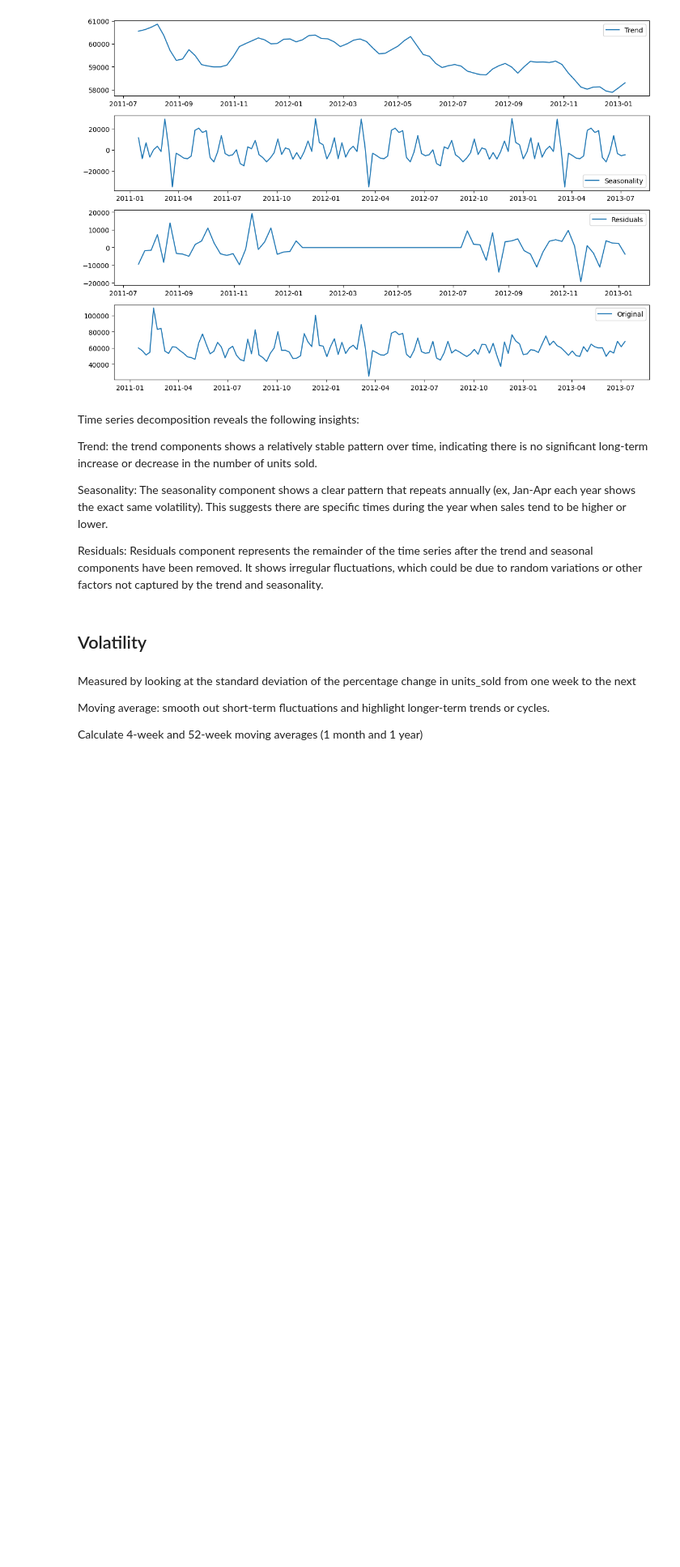
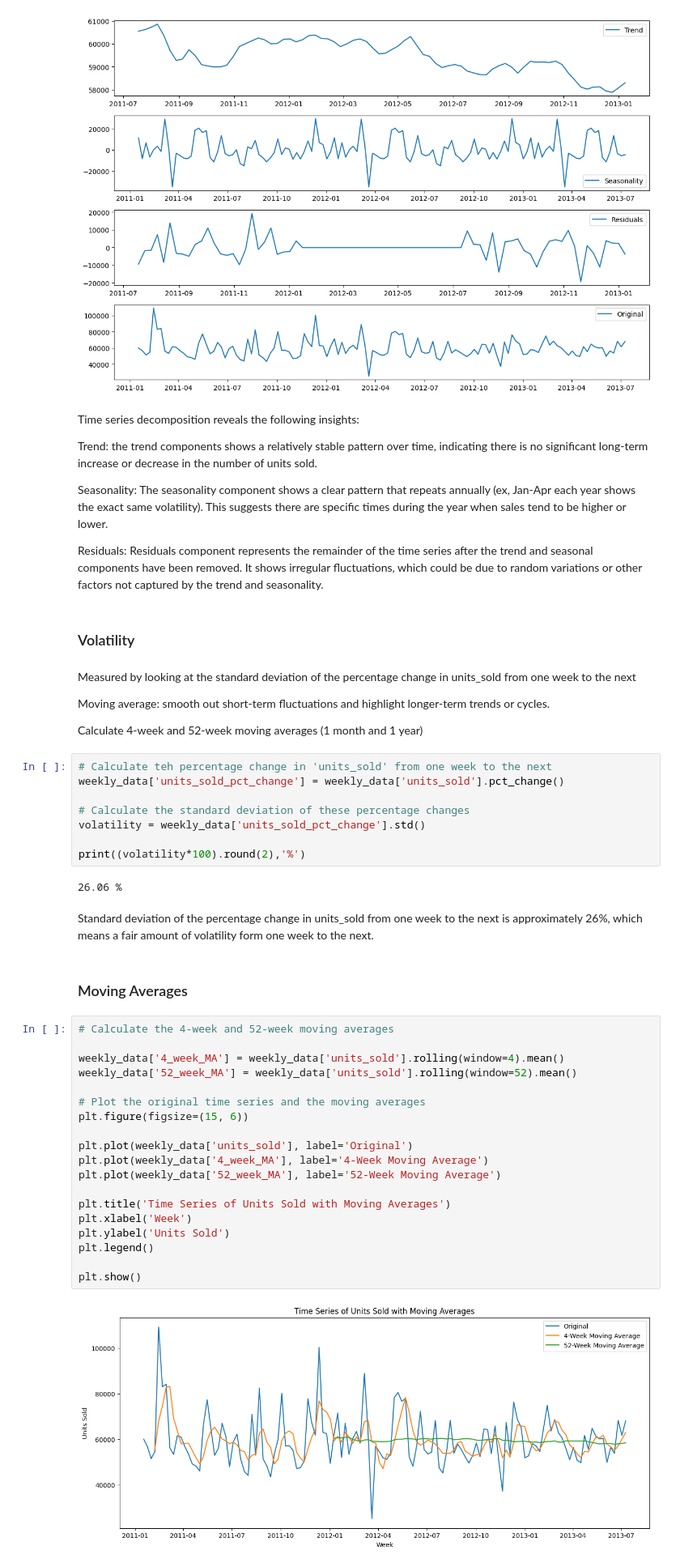
Before and after one commit to srsimonson/time-series-projects, a Jupyter notebook: model_comparisons_ecommerce_demand.ipynb, the cells around one changed output. Shown at 81% size. Saved outputs shown, nothing was run; the diff lists cells and outputs as text; blank space fills up the shorter version.

```diff
--- a/model_comparisons_ecommerce_demand.ipynb
+++ b/model_comparisons_ecommerce_demand.ipynb
@@ -203,10 +203,45 @@ Seasonality: The seasonality component shows a clear pattern that repeats annual
 
 Residuals: Residuals component represents the remainder of the time series after the trend and seasonal components have been removed. It shows irregular fluctuations, which could be due to random variations or other factors not captured by the trend and seasonality.
 # %% [markdown]
-## Volatility
+### Volatility
 # %% [markdown]
 Measured by looking at the standard deviation of the percentage change in units_sold from one week to the next
 
 Moving average: smooth out short-term fluctuations and highlight longer-term trends or cycles.
 
 Calculate 4-week and 52-week moving averages (1 month and 1 year)
+# %%
+# Calculate teh percentage change in 'units_sold' from one week to the next
+weekly_data['units_sold_pct_change'] = weekly_data['units_sold'].pct_change()
+
+# Calculate the standard deviation of these percentage changes
+volatility = weekly_data['units_sold_pct_change'].std()
+
+print((volatility*100).round(2),'%')
+# %% [output]
+26.06 %
+# %% [markdown]
+Standard deviation of the percentage change in units_sold from one week to the next is approximately 26%, which means a fair amount of volatility form one week to the next.
+# %% [markdown]
+### Moving Averages
+# %%
+# Calculate the 4-week and 52-week moving averages
+
+weekly_data['4_week_MA'] = weekly_data['units_sold'].rolling(window=4).mean()
+weekly_data['52_week_MA'] = weekly_data['units_sold'].rolling(window=52).mean()
+
+# Plot the original time series and the moving averages
+plt.figure(figsize=(15, 6))
+
+plt.plot(weekly_data['units_sold'], label='Original')
+plt.plot(weekly_data['4_week_MA'], label='4-Week Moving Average')
+plt.plot(weekly_data['52_week_MA'], label='52-Week Moving Average')
+
+plt.title('Time Series of Units Sold with Moving Averages')
+plt.xlabel('Week')
+plt.ylabel('Units Sold')
+plt.legend()
+
+plt.show()
+# %% [output]
+[figure, added]
```
Also changed, not shown: parts of 3 cells of this notebook.
